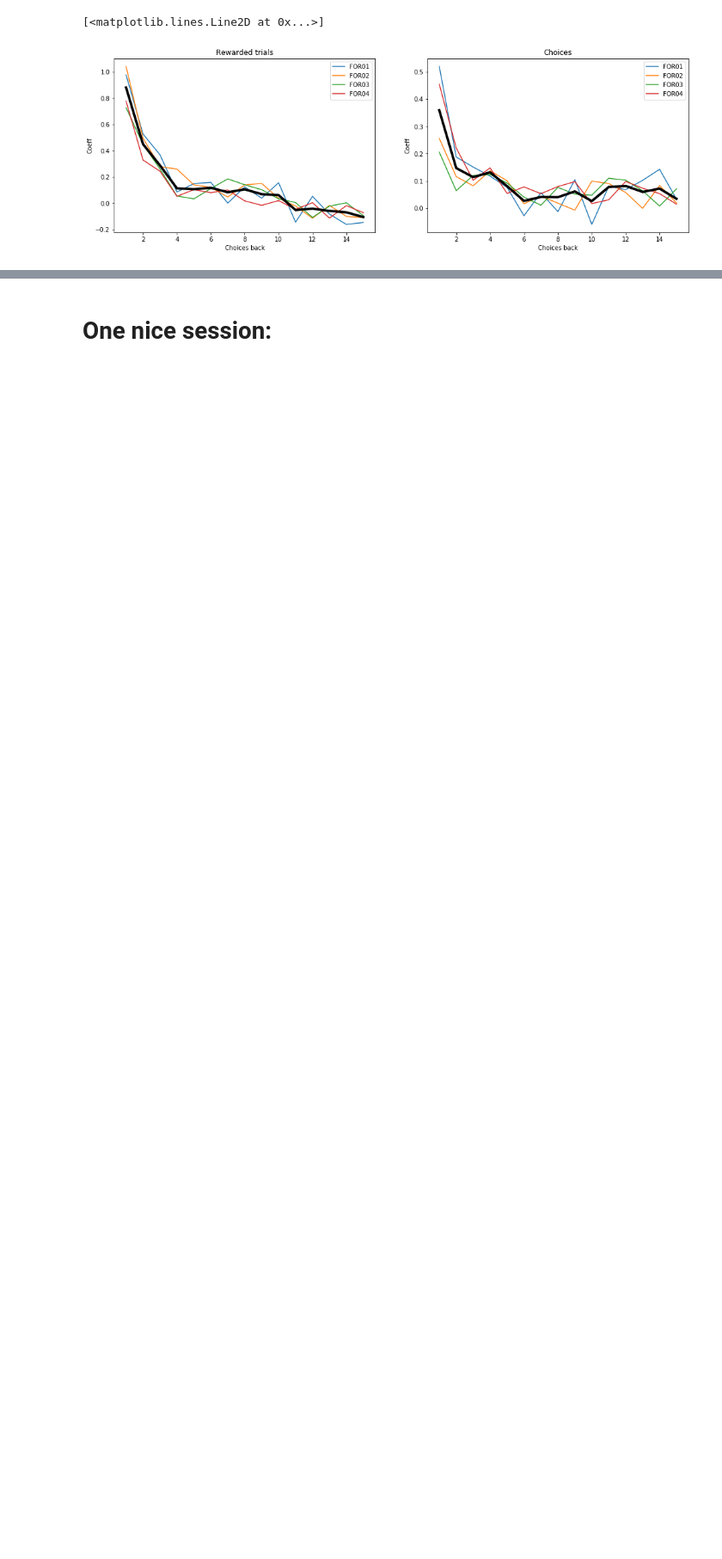
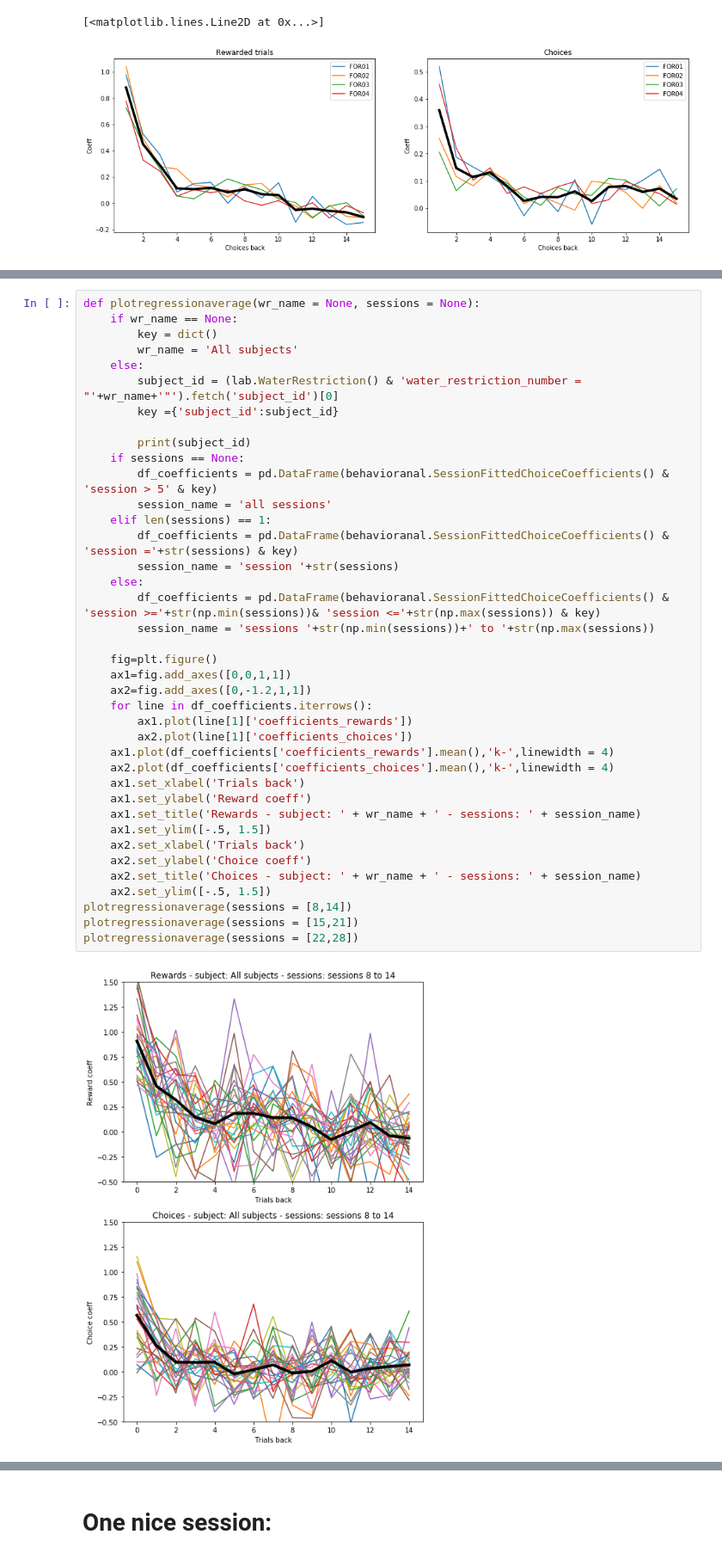
Before and after one commit to rozmar/DataPipeline, a Jupyter notebook: foraging_analysis.ipynb, the cells around one changed output, grey strips where cells are left out. Shown at 86% size. Saved outputs shown, nothing was run; the diff lists cells and outputs as text; blank space fills up the shorter version.

Commit message:
reward rates

```diff
--- a/foraging_analysis.ipynb
+++ b/foraging_analysis.ipynb
@@ -315,0 +316,41 @@ ax2.plot(range(1,len(df_coeff['coefficients_rewards_subject'].mean())+1),df_coef
+# %%
+def plotregressionaverage(wr_name = None, sessions = None):
+    if wr_name == None:
+        key = dict()
+        wr_name = 'All subjects'
+    else:
+        subject_id = (lab.WaterRestriction() & 'water_restriction_number = "'+wr_name+'"').fetch('subject_id')[0]
+        key ={'subject_id':subject_id}
+
+        print(subject_id)
+    if sessions == None:
+        df_coefficients = pd.DataFrame(behavioranal.SessionFittedChoiceCoefficients() & 'session > 5' & key)
+        session_name = 'all sessions'
+    elif len(sessions) == 1:
+        df_coefficients = pd.DataFrame(behavioranal.SessionFittedChoiceCoefficients() & 'session ='+str(sessions) & key)
+        session_name = 'session '+str(sessions)
+    else:
+        df_coefficients = pd.DataFrame(behavioranal.SessionFittedChoiceCoefficients() & 'session >='+str(np.min(sessions))& 'session <='+str(np.max(sessions)) & key)
+        session_name = 'sessions '+str(np.min(sessions))+' to '+str(np.max(sessions))
+
+    fig=plt.figure()
+    ax1=fig.add_axes([0,0,1,1])
+    ax2=fig.add_axes([0,-1.2,1,1])
+    for line in df_coefficients.iterrows():
+        ax1.plot(line[1]['coefficients_rewards'])
+        ax2.plot(line[1]['coefficients_choices'])
+    ax1.plot(df_coefficients['coefficients_rewards'].mean(),'k-',linewidth = 4)
+    ax2.plot(df_coefficients['coefficients_choices'].mean(),'k-',linewidth = 4)
+    ax1.set_xlabel('Trials back')
+    ax1.set_ylabel('Reward coeff')
+    ax1.set_title('Rewards - subject: ' + wr_name + ' - sessions: ' + session_name)
+    ax1.set_ylim([-.5, 1.5])
+    ax2.set_xlabel('Trials back')
+    ax2.set_ylabel('Choice coeff')
+    ax2.set_title('Choices - subject: ' + wr_name + ' - sessions: ' + session_name)
+    ax2.set_ylim([-.5, 1.5])
+plotregressionaverage(sessions = [8,14])
+plotregressionaverage(sessions = [15,21])
+plotregressionaverage(sessions = [22,28])
+# %% [output]
+[figure, added]
```
Also changed, not shown: parts of 3 cells of this notebook.
